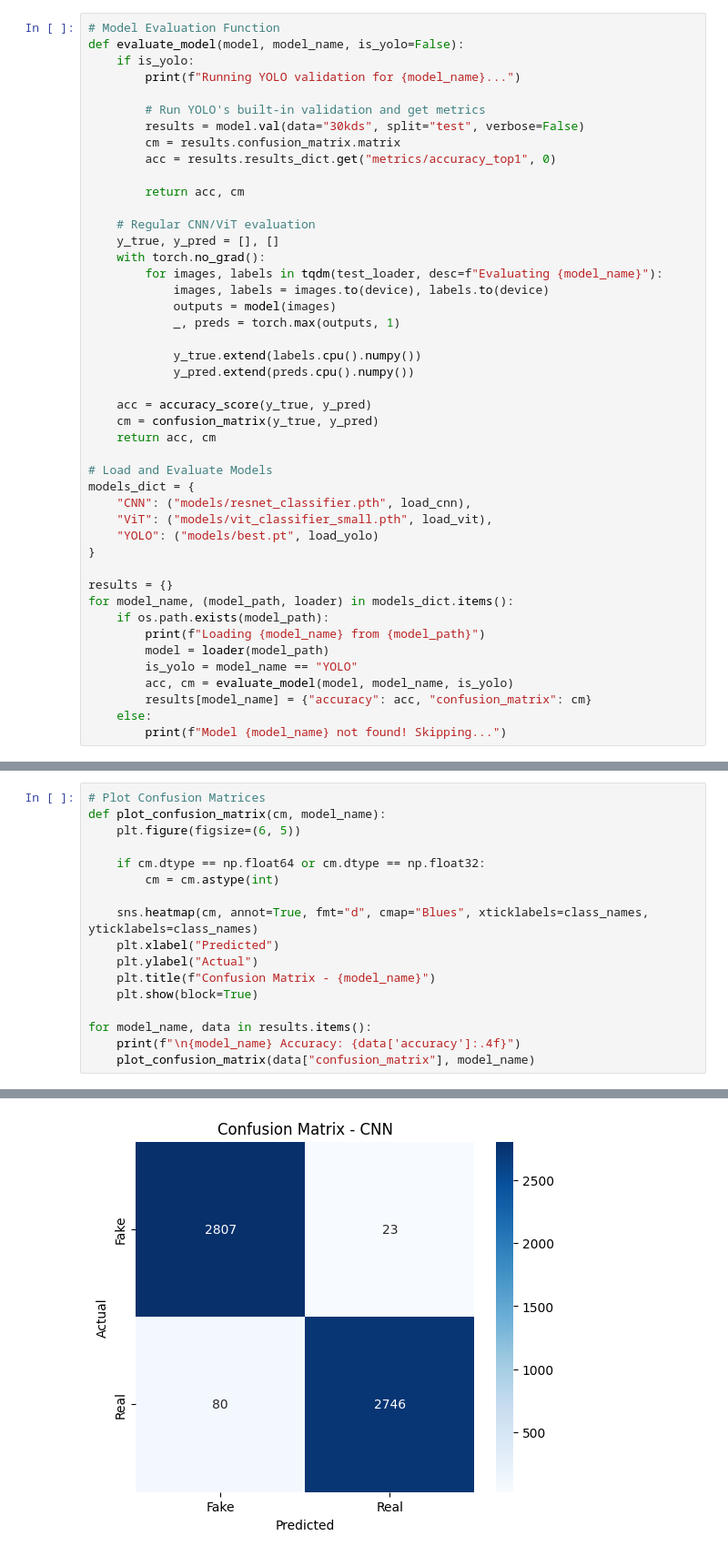
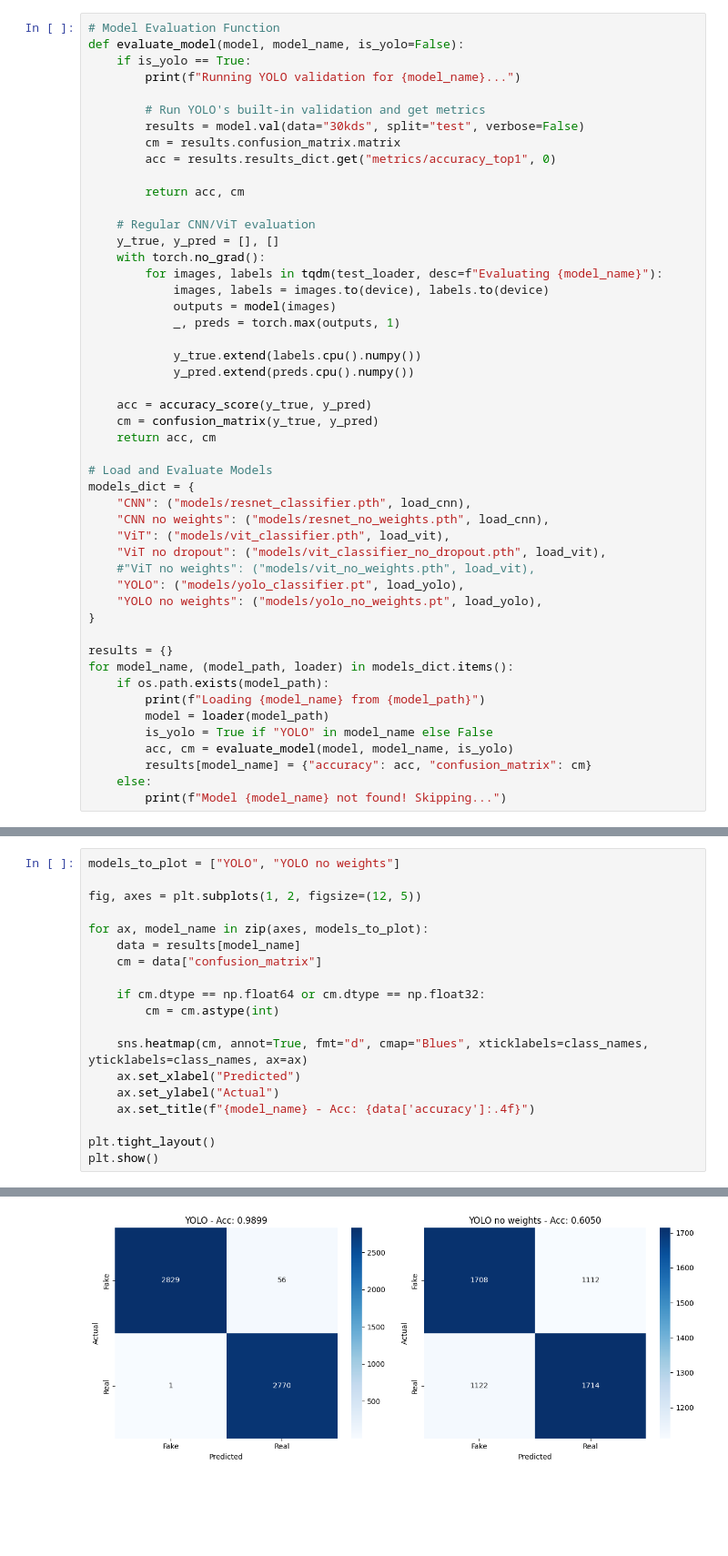
Before and after one commit to v2denny/deepfakeface, a Jupyter notebook: classifier_benchmarking.ipynb, the cells around one changed output, grey strips where cells are left out. Shown at 91% size. Saved outputs shown, nothing was run; the diff lists cells and outputs as text; blank space fills up the shorter version.

```diff
--- a/classifier_benchmarking.ipynb
+++ b/classifier_benchmarking.ipynb
@@ -59,7 +86,7 @@ def load_yolo(model_path):
 # %%
 # Model Evaluation Function
 def evaluate_model(model, model_name, is_yolo=False):
-    if is_yolo:
+    if is_yolo == True:
         print(f"Running YOLO validation for {model_name}...")
 
         # Run YOLO's built-in validation and get metrics
@@ -87,8 +114,12 @@ def evaluate_model(model, model_name, is_yolo=False):
 # Load and Evaluate Models
 models_dict = {
     "CNN": ("models/resnet_classifier.pth", load_cnn),
-    "ViT": ("models/vit_classifier_small.pth", load_vit),
-    "YOLO": ("models/best.pt", load_yolo)
+    "CNN no weights": ("models/resnet_no_weights.pth", load_cnn),
+    "ViT": ("models/vit_classifier.pth", load_vit),
+    "ViT no dropout": ("models/vit_classifier_no_dropout.pth", load_vit),
+    #"ViT no weights": ("models/vit_no_weights.pth", load_vit),
+    "YOLO": ("models/yolo_classifier.pt", load_yolo),
+    "YOLO no weights": ("models/yolo_no_weights.pt", load_yolo),
 }
 
 results = {}
@@ -96,7 +127,7 @@ for model_name, (model_path, loader) in models_dict.items():
     if os.path.exists(model_path):
         print(f"Loading {model_name} from {model_path}")
         model = loader(model_path)
-        is_yolo = model_name == "YOLO"
+        is_yolo = True if "YOLO" in model_name else False
         acc, cm = evaluate_model(model, model_name, is_yolo)
         results[model_name] = {"accuracy": acc, "confusion_matrix": cm}
     else:
@@ -118,18 +209,20 @@ Results saved to runs\classify\val10
 # %%
-# Plot Confusion Matrices
-def plot_confusion_matrix(cm, model_name):
-    plt.figure(figsize=(6, 5))
+models_to_plot = ["YOLO", "YOLO no weights"]
+
+fig, axes = plt.subplots(1, 2, figsize=(12, 5))
+
+for ax, model_name in zip(axes, models_to_plot):
+    data = results[model_name]
+    cm = data["confusion_matrix"]
 
     if cm.dtype == np.float64 or cm.dtype == np.float32:
         cm = cm.astype(int)
 
-    sns.heatmap(cm, annot=True, fmt="d", cmap="Blues", xticklabels=class_names, yticklabels=class_names)
-    plt.xlabel("Predicted")
-    plt.ylabel("Actual")
-    plt.title(f"Confusion Matrix - {model_name}")
-    plt.show(block=True)
+    sns.heatmap(cm, annot=True, fmt="d", cmap="Blues", xticklabels=class_names, yticklabels=class_names, ax=ax)
+    ax.set_xlabel("Predicted")
+    ax.set_ylabel("Actual")
+    ax.set_title(f"{model_name} - Acc: {data['accuracy']:.4f}")
 
-for model_name, data in results.items():
-    print(f"\n{model_name} Accuracy: {data['accuracy']:.4f}")
-    plot_confusion_matrix(data["confusion_matrix"], model_name)
+plt.tight_layout()
+plt.show()
 # %% [output]
@@ -137 +229 @@ CNN Accuracy: 0.9818
-[figure, old version]
+[figure, new version]
```
Also changed, not shown: parts of 16 cells of this notebook, 9 other files.
